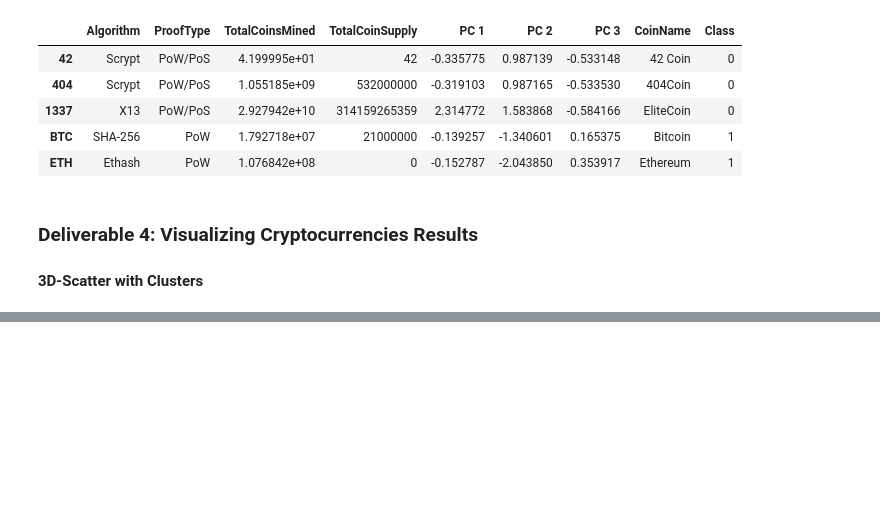
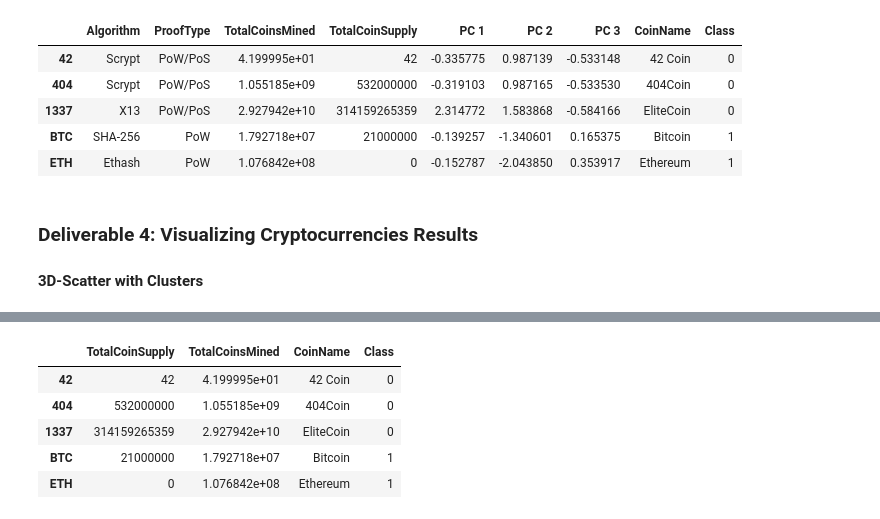
Before and after one commit to iiiGraham/Cryptocurrencies, a Jupyter notebook: crypto_clustering.ipynb, the cells around one changed output, grey strips where cells are left out. Saved outputs shown, nothing was run; the diff lists cells and outputs as text; code cells hidden in the pictures; blank space fills up the shorter version.

```diff
--- a/crypto_clustering.ipynb
+++ b/crypto_clustering.ipynb
@@ -317,0 +315,11 @@ plot_df.head(10)
+# %%
+# scale total coin supply and total coins mined with MinMaxScaler()
+# make of copy df with only the columns we want
+clustered_MinMaxScaled_df = clustered_df.filter(['TotalCoinSupply', 'TotalCoinsMined', 'CoinName', 'Class'], axis=1)
+# %% [output]
+|  | TotalCoinSupply | TotalCoinsMined | CoinName | Class |
+| 42 | 42 | 4.199995e+01 | 42 Coin | 0 |
+| 404 | 532000000 | 1.055185e+09 | 404Coin | 0 |
+| 1337 | 314159265359 | 2.927942e+10 | EliteCoin | 0 |
+| BTC | 21000000 | 1.792718e+07 | Bitcoin | 1 |
+| ETH | 0 | 1.076842e+08 | Ethereum | 1 |
```
Also changed, not shown: parts of 12 cells of this notebook.
